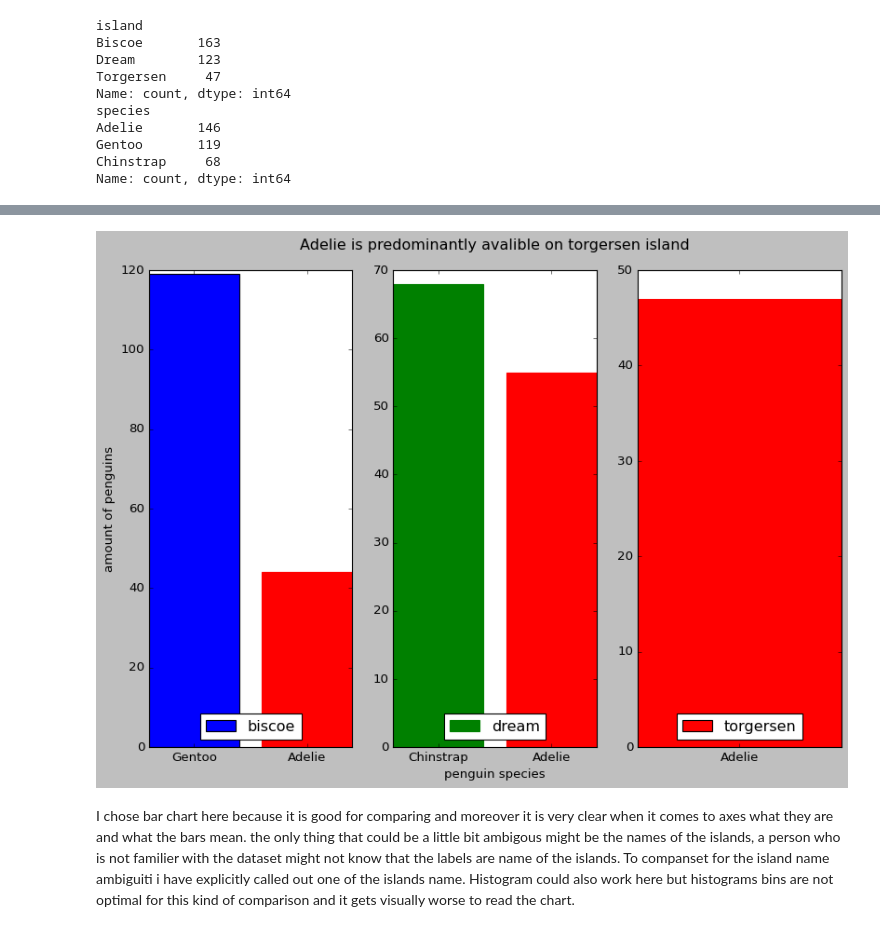
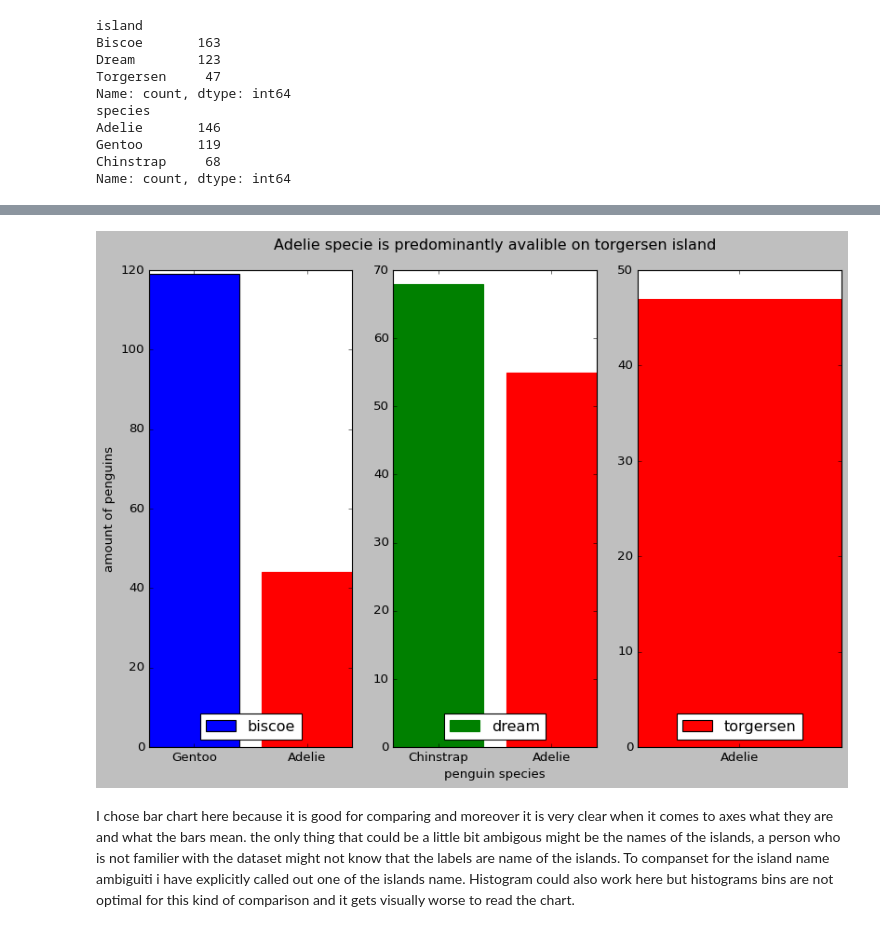
Before and after one commit to amirhamza247/kk1-amir-jafari, a Jupyter notebook: notebook.ipynb, the cells around one changed output, grey strips where cells are left out. Saved outputs shown, nothing was run; the diff lists cells and outputs as text; code cells hidden in the pictures.

```diff
--- a/notebook.ipynb
+++ b/notebook.ipynb
@@ -184,34 +184,34 @@ bars = a1.bar(
     label="biscoe",
 )
 a1.legend( loc="lower center")
 a1.set_ylabel("amount of penguins")
 bars[1].set_color("red")
 
 
 
 dream_counts = dream.species.value_counts()
 bars = a2.bar(
     dream_counts.index,
     dream_counts.values,
     label="dream",
 )
 bars[1].set_color("red")
 bars[0].set_color("green")
 a2.legend( loc="lower center")
-a2.set_title("Adelie is predominantly avalible on torgersen island", pad=20)
+a2.set_title("Adelie specie is predominantly avalible on torgersen island", pad=20)
 a2.set_xlabel("penguin species")
 
 
 torgersen_counts = torgersen.species.value_counts()
 bars = a3.bar(
     torgersen_counts.index,
     torgersen_counts.values,
     label="torgersen",
     color="red"
 )
 a3.legend( loc="lower center")
 bars[0].set_color("red")
 # %% [output]
-[figure, old version]
+[figure, new version]
 # %% [markdown]
 I chose bar chart here because it is good for comparing and moreover it is very clear when it comes to axes what they are and what the bars mean. the only thing that could be a little bit ambigous might be the names of the islands, a person who is not familier with the dataset might not know that the labels are name of the islands. To companset for the island name ambiguiti i have explicitly called out one of the islands name. Histogram could also work here but histograms bins are not optimal for this kind of comparison and it gets visually worse to read the chart.
```
Also changed, not shown: parts of 3 cells of this notebook.
